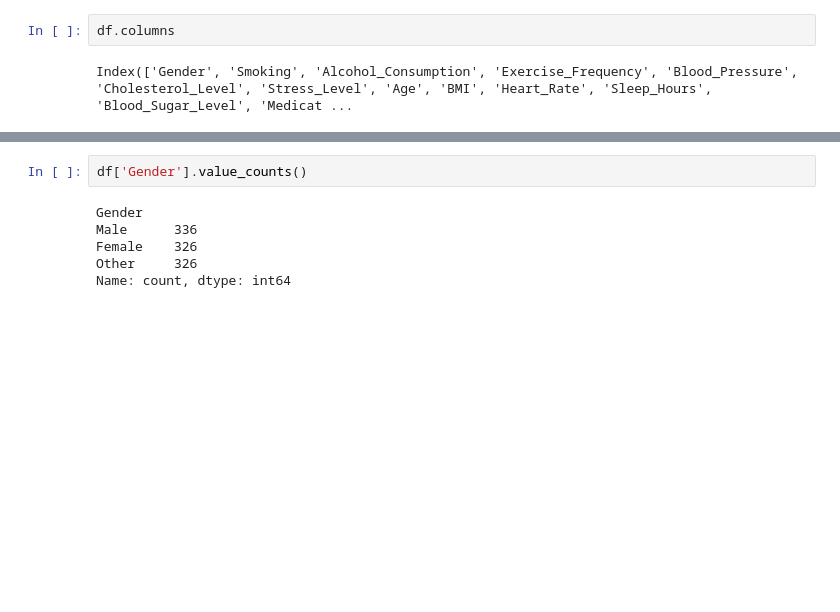
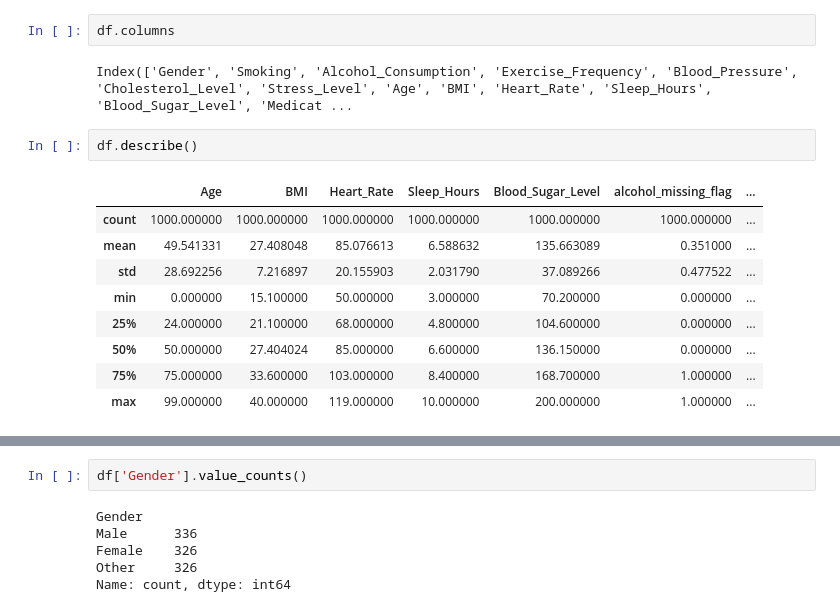
Before and after one commit to Md-Maruf-1727/health-dataset-cleaning, a Jupyter notebook: notebook/data_cleaning.ipynb, the cells around one changed output, grey strips where cells are left out. Cells and saved outputs as stored; diff of their text form; blank space fills up the shorter version.

```diff
--- a/notebook/data_cleaning.ipynb
+++ b/notebook/data_cleaning.ipynb
@@ -67,3 +67,15 @@ np.int64(0)
 df.columns
 # %% [output]
 Index(['Gender', 'Smoking', 'Alcohol_Consumption', 'Exercise_Frequency', 'Blood_Pressure', 'Cholesterol_Level', 'Stress_Level', 'Age', 'BMI', 'Heart_Rate', 'Sleep_Hours', 'Blood_Sugar_Level', 'Medicat ...
+# %%
+df.describe()
+# %% [output]
+|  | Age | BMI | Heart_Rate | Sleep_Hours | Blood_Sugar_Level | alcohol_missing_flag | ... |
+| count | 1000.000000 | 1000.000000 | 1000.000000 | 1000.000000 | 1000.000000 | 1000.000000 | ... |
+| mean | 49.541331 | 27.408048 | 85.076613 | 6.588632 | 135.663089 | 0.351000 | ... |
+| std | 28.692256 | 7.216897 | 20.155903 | 2.031790 | 37.089266 | 0.477522 | ... |
+| min | 0.000000 | 15.100000 | 50.000000 | 3.000000 | 70.200000 | 0.000000 | ... |
+| 25% | 24.000000 | 21.100000 | 68.000000 | 4.800000 | 104.600000 | 0.000000 | ... |
+| 50% | 50.000000 | 27.404024 | 85.000000 | 6.600000 | 136.150000 | 0.000000 | ... |
+| 75% | 75.000000 | 33.600000 | 103.000000 | 8.400000 | 168.700000 | 1.000000 | ... |
+| max | 99.000000 | 40.000000 | 119.000000 | 10.000000 | 200.000000 | 1.000000 | ... |
```
Also changed, not shown: parts of 11 cells of this notebook.
